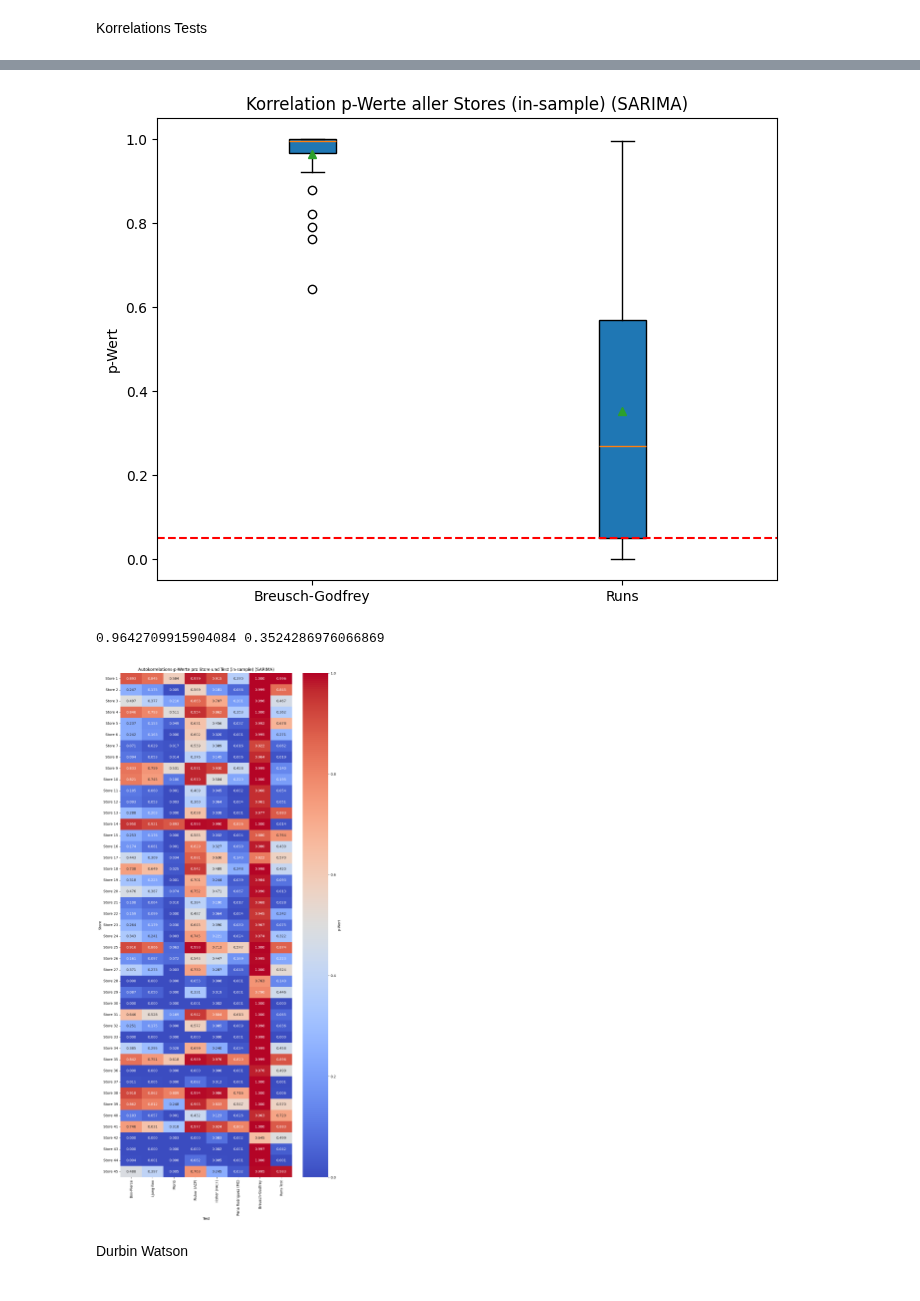
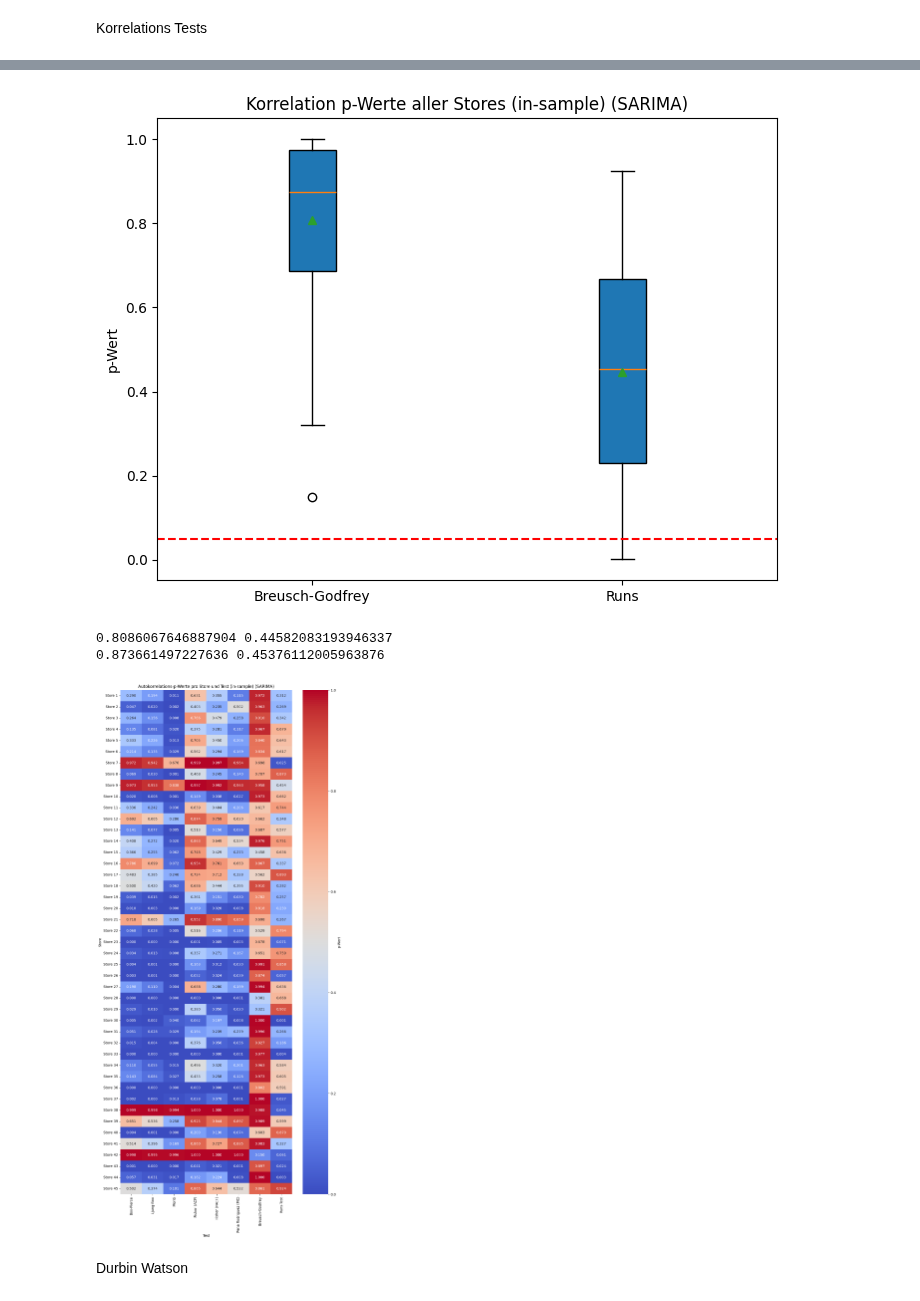
Before and after one commit to netalivo/Bachelor, a Jupyter notebook: main_all_stores.ipynb, the cells around one changed output, grey strips where cells are left out. Drawn from its saved outputs; the diff is of its cells as text; code cells hidden in the pictures.

Commit message:
changed sarima series length to naiv length to better compare p values, added medians of p values

```diff
--- a/main_all_stores.ipynb
+++ b/main_all_stores.ipynb
@@ -38,19 +65,15 @@ Alle Residuen und Fitted Values berechnen
 # %%
-fitted_values_dict = {}
-residuals_dict = {}
+if model_type == 'SARIMA':
+    for store in range(1, 46):
+        model = sarima_models.get(store)
+        fitted_values_dict[store] = model.fittedvalues
+        residuals_dict[store] = model.resid.iloc[52:] # remove first value because it is 0
 
 if model_type == 'Naive':
-    residuals_dict, fitted_values_dict = naive_for_all_stores('Walmart_Sales.csv')
-    #residuals_dict = {
-    #store: series.dropna().iloc[:58]
-    #for store, series in residuals_dict.items()
-    #}
+    for store in range(1,46):
+        residuals_dict[store].iloc[51:]
 
-if model_type == 'SARIMA':
-    sarima_models = SARIMA_for_all_stores('Walmart_Sales.csv', whichorder = 5)
-    for store in range(1, 46):
-        model = sarima_models.get(store)
-
-        fitted_values_dict[store] = model.fittedvalues.iloc[1:] # remove first value because it is 0
-        residuals_dict[store] = model.resid.iloc[1:] # remove first value because it is 0
+#pd.set_option('display.max_rows', None)
+print(residuals_dict[1])
+print(len(residuals_dict[1]))
 # %% [output]
@@ -120,14 +136,14 @@ for store in range(1, 46):
     if resid is not None:
         # Box-Pierce Test
         try:
-            _, p_value = box_pierce_test(residuals = resid, store_num = store, model = model_type, sample = "IS", lags = 29, print_results=False)
+            _, p_value = box_pierce_test(residuals = resid, store_num = store, model = model_type, sample = "IS", lags = 18, print_results=False)
             bp_pvalues.append(p_value)
         except Exception as e:
             print(f"Fehler beim Box-Pierce Test für Store {store}: {e}")
             bp_pvalues.append(np.nan)
         # Ljung-Box Test
         try:
-            _, p_value = ljung_box_test(residuals = resid, store_num = store, model = model_type, sample = "IS", lags=29, print_results = False)
+            _, p_value = ljung_box_test(residuals = resid, store_num = store, model = model_type, sample = "IS", lags=18, print_results = False)
             lb_pvalues.append(p_value)
         except Exception as e:
             print(f"Fehler beim Ljung-Box Test für Store {store}: {e}")
@@ -135,7 +151,7 @@ for store in range(1, 46):
         # Breusch-Godfrey Test
         try:
             if model_type == 'SARIMA':
-                _, p_value = breusch_godfrey_test(model = sarima_models[store], lags = 29, print_results = False)
+                _, p_value = breusch_godfrey_test(model = sarima_models[store], lags = 18, print_results = False)
             if model_type == 'Naive':
                 _, p_value = breusch_godfrey_test_naive(sales, lags = 5, print_results = False)
             bg_pvalues.append(p_value)
@@ -144,28 +160,28 @@ for store in range(1, 46):
             bg_pvalues.append(np.nan)
         # Monti Test
         try:
-            _, p_value = monti_test(residuals = resid, store_num=store, model = model_type, m = 29, print_results = False)
+            _, p_value = monti_test(residuals = resid, store_num=store, model = model_type, m = 18, print_results = False)
             m_pvalues.append(p_value)
         except Exception as e:
             print(f"Fehler beim Monti Test für Store {store}: {e}")
             m_pvalues.append(np.nan)
         # Fisher Test (ACF)
         try:
-            _, p_value = fisher_test(residuals = resid, store_num = store, model = model_type, version = "acf", m = 29, print_results = False)
+            _, p_value = fisher_test(residuals = resid, store_num = store, model = model_type, version = "acf", m = 18, print_results = False)
             f_pvalues.append(p_value)
         except Exception as e:
             print(f"Fehler beim Fisher Test für Store {store}: {e}")
             f_pvalues.append(np.nan)
         # Fisher Test (PACF)
         try:
-            _, p_value = fisher_test(residuals = resid, store_num = store, model = model_type, version = "pacf", m = 29, print_results = False)
+            _, p_value = fisher_test(residuals = resid, store_num = store, model = model_type, version = "pacf", m = 18, print_results = False)
             f2_pvalues.append(p_value)
         except Exception as e:
             print(f"Fehler beim Fisher Test für Store {store}: {e}")
             f2_pvalues.append(np.nan)
         # Pena Rodriguez Test (Monte Carlo)
         try:
-            _, p_value = pena_rodriguez_test_mc(residuals = resid, m = 29, print_results= False)
+            _, p_value = pena_rodriguez_test_mc(residuals = resid, m = 18, print_results= False)
             pr2_pvalues.append(p_value)
 
         except Exception as e:
@@ -206,6 +222,7 @@ plt.axhline(0.05, color='red', linestyle='--', label='Signifikanzniveau 0.05')
 plt.show()
 
 print(np.mean(bp_pvalues), np.mean(lb_pvalues),  np.mean(m_pvalues), np.mean(f_pvalues), np.mean(f2_pvalues), np.mean(pr2_pvalues))
+print(np.median(bp_pvalues), np.median(lb_pvalues),  np.median(m_pvalues), np.median(f_pvalues), np.median(f2_pvalues), np.median(pr2_pvalues))
 
 
 # Boxplot Breusch-Godfrey und Runs-Test
@@ -218,6 +235,7 @@ plt.axhline(0.05, color='red', linestyle='--', label='Signifikanzniveau 0.05')
 plt.show()
 
 print(np.mean(bg_pvalues), np.mean(rt_pvalues))
+print(np.median(bg_pvalues), np.median(rt_pvalues))
 
 
 # Heatmap
@@ -237,6 +256,7 @@ plt.show()
-[figure, old version]
+[figure, new version]
-0.9642709915904084 0.3524286976066869
+0.8086067646887904 0.44582083193946337
+0.873661497227636 0.45376112005963876
-[figure, old version]
+[figure, new version]
 # %% [markdown]
 Durbin Watson
 # %%
```
Also changed, not shown: parts of 12 cells of this notebook, 4 other files.
